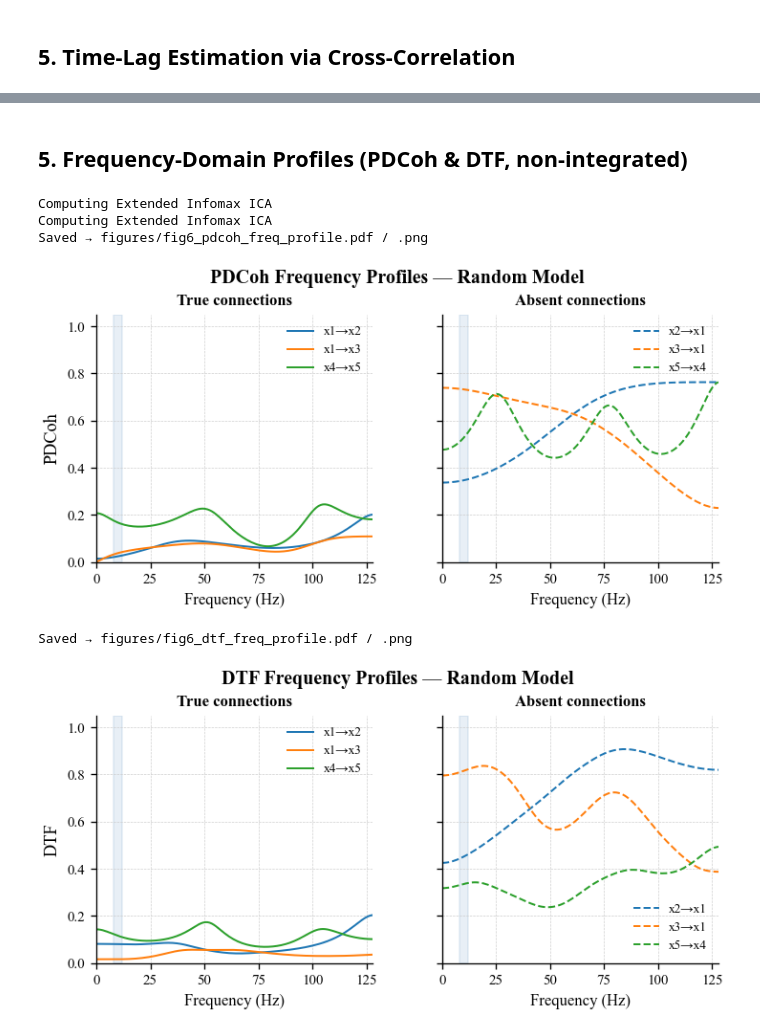
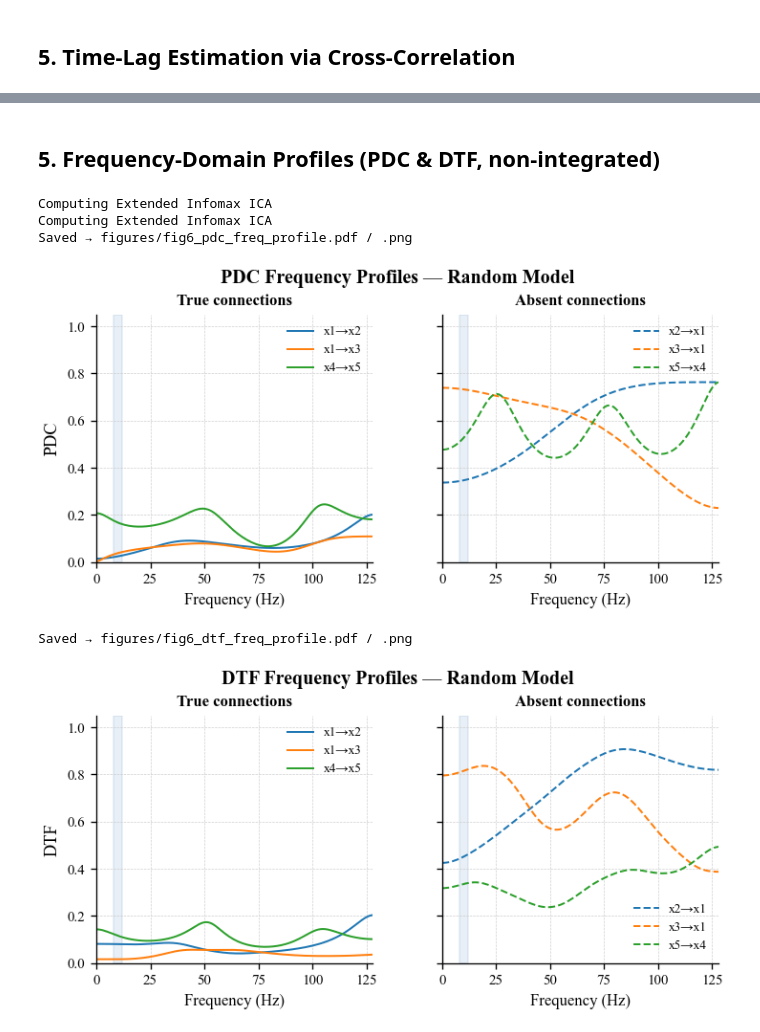
Before and after one commit to HanweiLiu-Viola/Causality-Analysis, a Jupyter notebook: notebooks/fc_random_demo.ipynb, the cells around one changed output, grey strips where cells are left out. Saved outputs shown, nothing was run; the diff lists cells and outputs as text; code cells hidden in the pictures.

```diff
--- a/notebooks/fc_random_demo.ipynb
+++ b/notebooks/fc_random_demo.ipynb
@@ -283,29 +238,10 @@ Computing Extended Infomax ICA
 # %% [markdown]
 ## 3. Connectivity Matrix Grid
 # %%
-def binarize(conn, method, percentile=75):
-    """Threshold a connectivity matrix to a binary adjacency matrix.
-
-    All FC matrices are transposed to [source, target] convention before
-    thresholding, matching GT[i,j] = i→j.
-    PSI already uses [source, target]; all other methods use [target, source].
-    """
-    m = conn.copy()
-    np.fill_diagonal(m, 0)
-    # Transpose to source→target convention; PSI is already correct
-    if method != 'PSI':
-        m = m.T
-    if method == 'Corr':
-        m = np.abs(m)
-    off = m[~np.eye(N_NODES, dtype=bool)]
-    thr = np.nanpercentile(np.abs(off), percentile)
-    b = (m >= thr).astype(int)
-    np.fill_diagonal(b, 0)
-    return b
-
-def mcc_score(pred, true):
-    from sklearn.metrics import matthews_corrcoef
-    return matthews_corrcoef(true.flatten(), pred.flatten())
+# binarize is imported from utils/metrics.py as binarize_matrix_raw.
+# Signature: binarize(matrix, method, percentile=75) -> np.ndarray
+# See utils/metrics.py for full documentation.
+# Convention: PSI is [source, target]; all others are [target, source] -> transposed.
 # %%
 METHOD_LIST = list(METHODS_PARAMS.keys())   # 6 methods
 N_METHODS   = len(METHOD_LIST)
@@ -318,7 +254,7 @@ FIG_H  = 4.2
 
 fig, axes = plt.subplots(N_ROWS, N_COLS,
                          figsize=(FIG_W, FIG_H),
-                         gridspec_kw={'hspace': 0.60, 'wspace': 0.35})
+                         gridspec_kw={'hspace': 0.35, 'wspace': 0.35})
 axes_flat = axes.flatten()
 
 def maxabs_normalize(m):
@@ -400,14 +336,11 @@ cbar.set_ticklabels(['-1\n(min)', '0', '+1\n(max)'])
 # cbar.set_label('FC strength (max-abs normalised)', fontsize=7, labelpad=6)
 cbar.ax.tick_params(labelsize=7)
 
-# fig.suptitle(
-#     'Functional Connectivity Matrices — Random Model\n'
-#     f'({N_EPOCHS} epochs × {T} samples,  $f_s = {FS}$ Hz)',
-#     fontsize=11, fontweight='bold', y=1.02
-# )
 fig.suptitle(
-    'Functional Connectivity Matrices',
+    'Functional Connectivity Matrices\n'
+    f'({N_EPOCHS} epochs × {T} samples,  $f_s$ = {FS} Hz)',
     fontsize=11, fontweight='bold', y=1.02
 )
+
 savefig('fig4_fc_matrix_grid')
 plt.show()
@@ -676,10 +608,10 @@ Font 'default' does not have a glyph for '\u2713' [U+2713], substituting with a
 [figure]
 # %% [markdown]
-## 5. Frequency-Domain Profiles (PDCoh & DTF, non-integrated)
+## 5. Frequency-Domain Profiles (PDC & DTF, non-integrated)
 # %%
-# Recompute PDCoh and DTF without frequency integration
+# Recompute PDC and DTF without frequency integration
 res_freq = FCMethods(epochs, fs=FS).compute_all({
-    'PDCoh': {'model_order': 5, 'n_fft': 128,
+    'PDC'  : {'model_order': 5, 'n_fft': 128,
               'ica_method': 'infomax_extended', 'integrate': False},
     'DTF'  : {'model_order': 5, 'n_fft': 128,
               'ica_method': 'infomax_extended', 'integrate': False},
@@ -688,7 +620,7 @@ res_freq = FCMethods(epochs, fs=FS).compute_all({
 TRUE_EDGES   = [(0,1), (0,2), (3,4)]   # ground truth
 ABSENT_EDGES = [(1,0), (2,0), (4,3)]   # reversed — should be near zero
 
-for method in ('PDCoh', 'DTF'):
+for method in ('PDC', 'DTF'):
     mat   = res_freq[method]['matrix']              # shape: (n, n, n_fft)
     freqs = np.linspace(0, FS / 2, mat.shape[2])   # Hz
 
@@ -700,34 +632,34 @@ for method in ('PDCoh', 'DTF'):
     for (s, t) in TRUE_EDGES:
         axes[0].plot(freqs, mat[s, t, :],
                      label=f'{NODE_LABELS[s]}→{NODE_LABELS[t]}')
     axes[0].set_title('True connections', fontsize=10, fontweight='bold')
     axes[0].legend(fontsize=8)
 
     # Panel B: absent / reversed connections
     for (s, t) in ABSENT_EDGES:
         axes[1].plot(freqs, mat[s, t, :], linestyle='--',
                      label=f'{NODE_LABELS[s]}→{NODE_LABELS[t]}')
     axes[1].set_title('Absent connections', fontsize=10, fontweight='bold')
     axes[1].legend(fontsize=8)
 
     for ax in axes:
         ax.set_xlabel('Frequency (Hz)', fontsize=10)
         ax.set_xlim(0, FS / 2)
         ax.set_ylim(0, 1.05)
         ax.axvspan(8, 12, alpha=0.10, color='#2166ac', label='Alpha band')
         ax.grid(linestyle='--', linewidth=0.4, color='#cccccc')
 
     axes[0].set_ylabel(method, fontsize=11)
 
     fig.suptitle(f'{method} Frequency Profiles — Random Model',
                  fontsize=12, fontweight='bold', y=1.02)
     plt.tight_layout()
     savefig(f'fig6_{method.lower()}_freq_profile')
     plt.show()
 # %% [output]
 Computing Extended Infomax ICA
 Computing Extended Infomax ICA
-Saved → figures/fig6_pdcoh_freq_profile.pdf / .png
+Saved → figures/fig6_pdc_freq_profile.pdf / .png
-[figure, old version]
+[figure, new version]
 Saved → figures/fig6_dtf_freq_profile.pdf / .png
 [figure]
```
Also changed, not shown: parts of 9 cells of this notebook, 3 other files.
